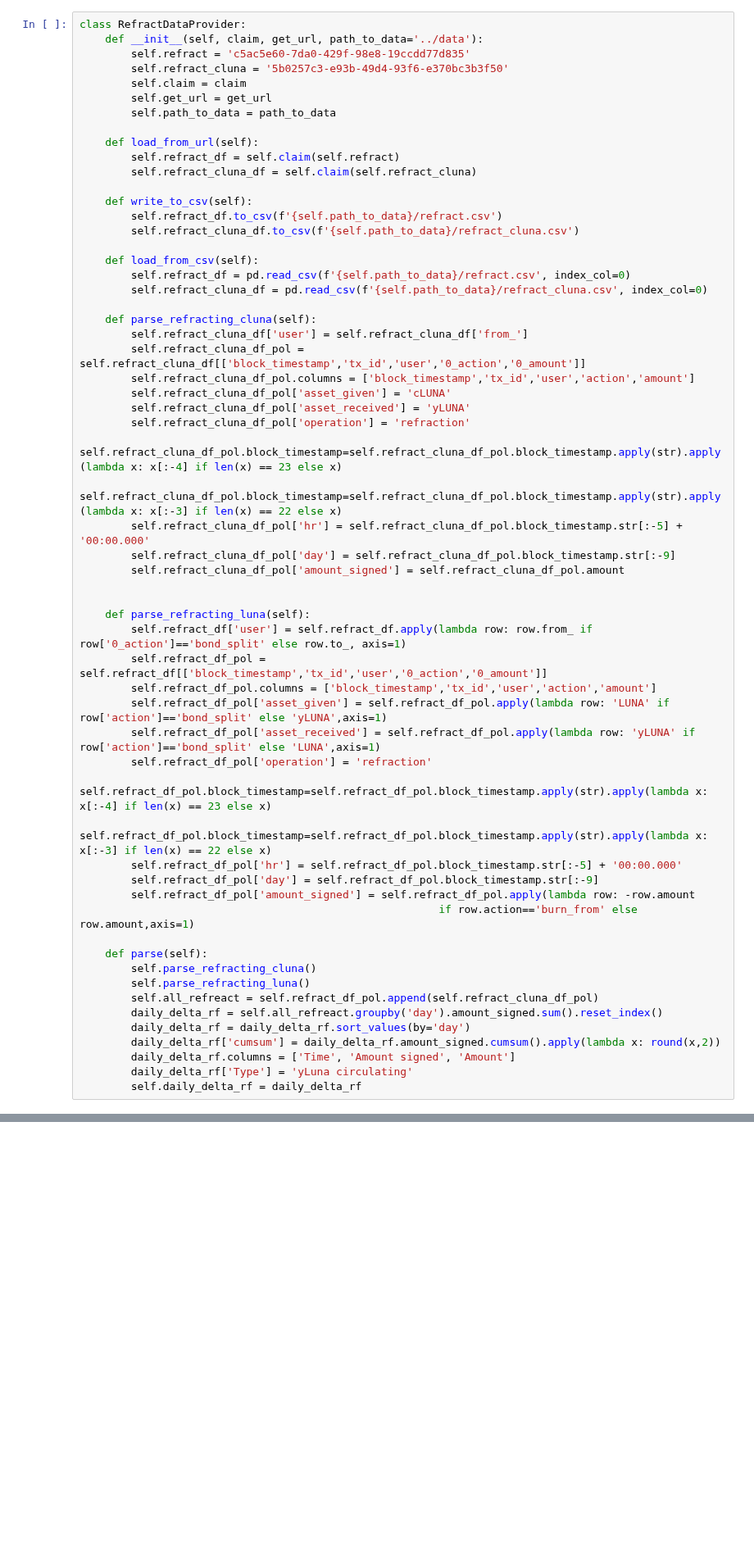
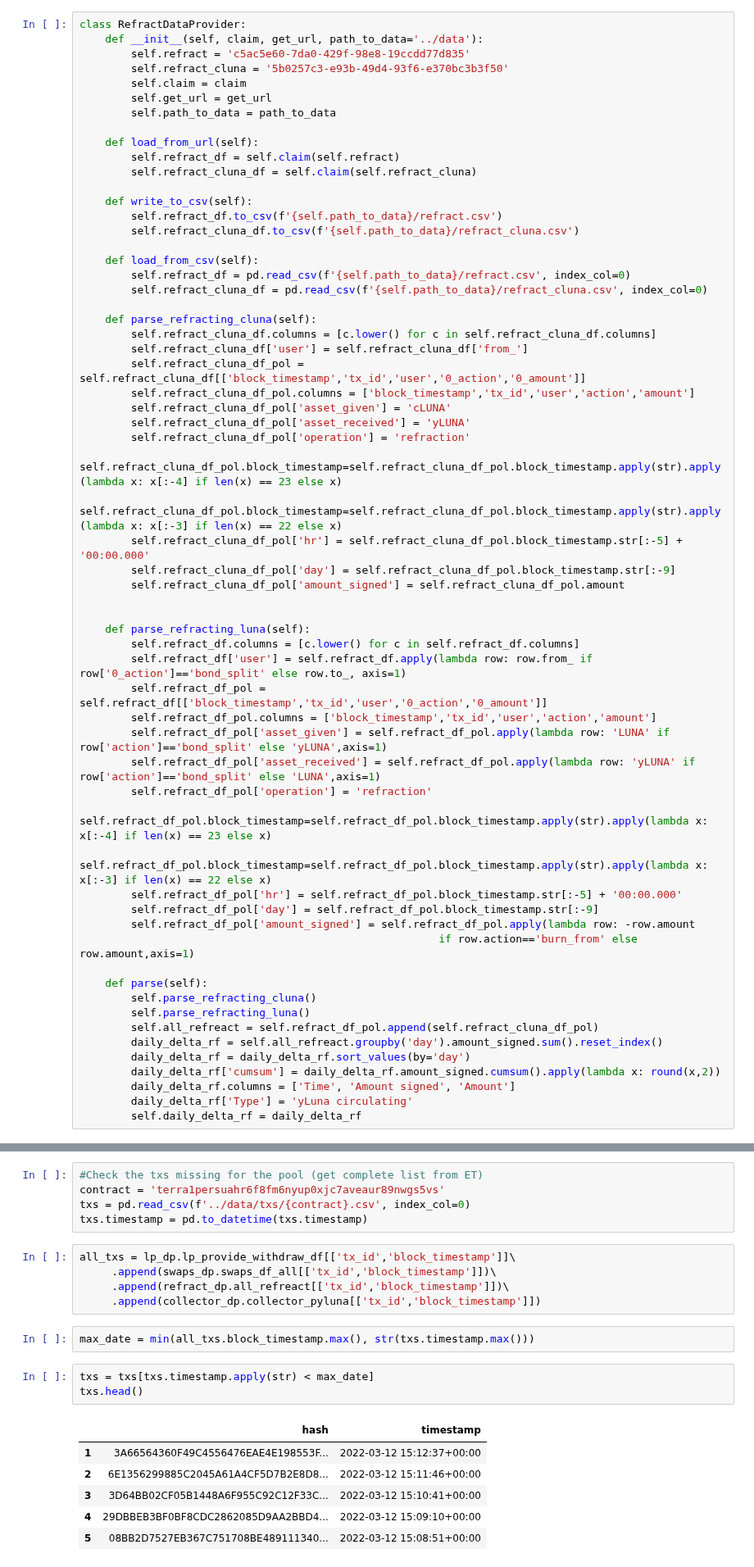
Before and after one commit to IncioMan/prism_forge, a Jupyter notebook: notebook/Prism Farm - Analytics.ipynb, the cells around one changed output, grey strips where cells are left out. Shown at 82% size. Drawn from its saved outputs; the diff is of its cells as text; blank space fills up the shorter version.

```diff
--- a/notebook/Prism Farm - Analytics.ipynb
+++ b/notebook/Prism Farm - Analytics.ipynb
@@ -67,6 +67,7 @@ class RefractDataProvider:
         self.refract_cluna_df = pd.read_csv(f'{self.path_to_data}/refract_cluna.csv', index_col=0)
 
     def parse_refracting_cluna(self):
+        self.refract_cluna_df.columns = [c.lower() for c in self.refract_cluna_df.columns]
         self.refract_cluna_df['user'] = self.refract_cluna_df['from_']
         self.refract_cluna_df_pol = self.refract_cluna_df[['block_timestamp','tx_id','user','0_action','0_amount']]
         self.refract_cluna_df_pol.columns = ['block_timestamp','tx_id','user','action','amount']
@@ -81,6 +82,7 @@ class RefractDataProvider:
 
 
     def parse_refracting_luna(self):
+        self.refract_df.columns = [c.lower() for c in self.refract_df.columns]
         self.refract_df['user'] = self.refract_df.apply(lambda row: row.from_ if row['0_action']=='bond_split' else row.to_, axis=1)
         self.refract_df_pol = self.refract_df[['block_timestamp','tx_id','user','0_action','0_amount']]
         self.refract_df_pol.columns = ['block_timestamp','tx_id','user','action','amount']
@@ -517,0 +528,22 @@ pdp.unused_asset(pdp.all_deltas)
+# %%
+#Check the txs missing for the pool (get complete list from ET)
+contract = 'terra1persuahr6f8fm6nyup0xjc7aveaur89nwgs5vs'
+txs = pd.read_csv(f'../data/txs/{contract}.csv', index_col=0)
+txs.timestamp = pd.to_datetime(txs.timestamp)
+# %%
+all_txs = lp_dp.lp_provide_withdraw_df[['tx_id','block_timestamp']]\
+     .append(swaps_dp.swaps_df_all[['tx_id','block_timestamp']])\
+     .append(refract_dp.all_refreact[['tx_id','block_timestamp']])\
+     .append(collector_dp.collector_pyluna[['tx_id','block_timestamp']])
+# %%
+max_date = min(all_txs.block_timestamp.max(), str(txs.timestamp.max()))
+# %%
+txs = txs[txs.timestamp.apply(str) < max_date]
+txs.head()
+# %% [output]
+|  | hash | timestamp |
+| 1 | 3A66564360F49C4556476EAE4E198553F... | 2022-03-12 15:12:37+00:00 |
+| 2 | 6E1356299885C2045A61A4CF5D7B2E8D8... | 2022-03-12 15:11:46+00:00 |
+| 3 | 3D64BB02CF05B1448A6F955C92C12F33C... | 2022-03-12 15:10:41+00:00 |
+| 4 | 29DBBEB3BF0BF8CDC2862085D9AA2BBD4... | 2022-03-12 15:09:10+00:00 |
+| 5 | 08BB2D7527EB367C751708BE489111340... | 2022-03-12 15:08:51+00:00 |
```
Also changed, not shown: parts of 27 cells of this notebook, 11 other files.
